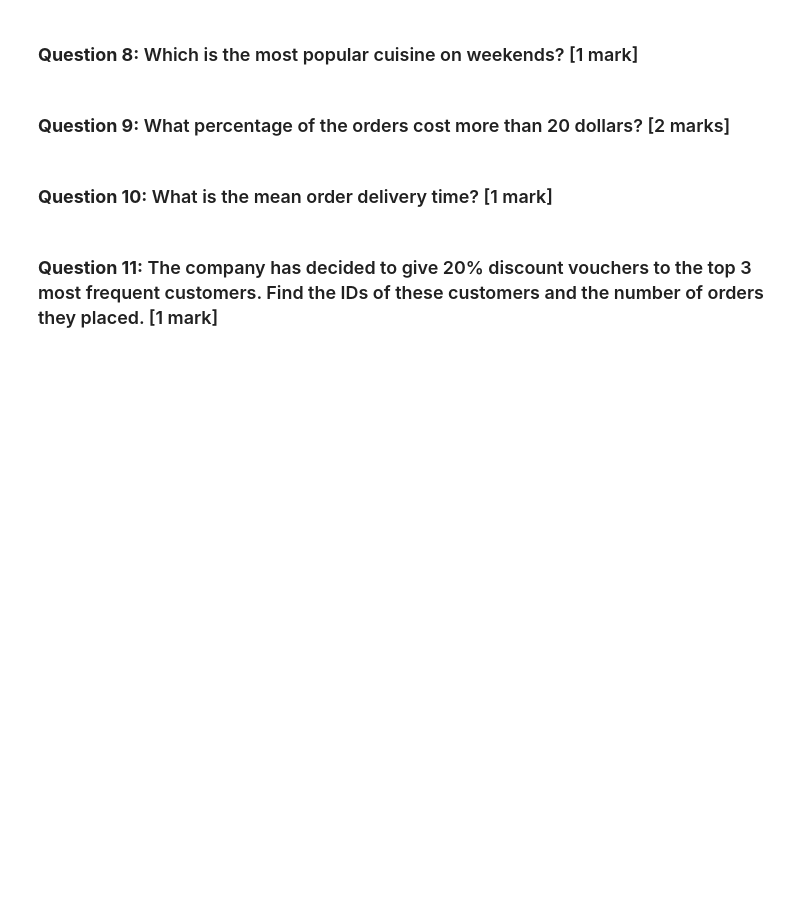
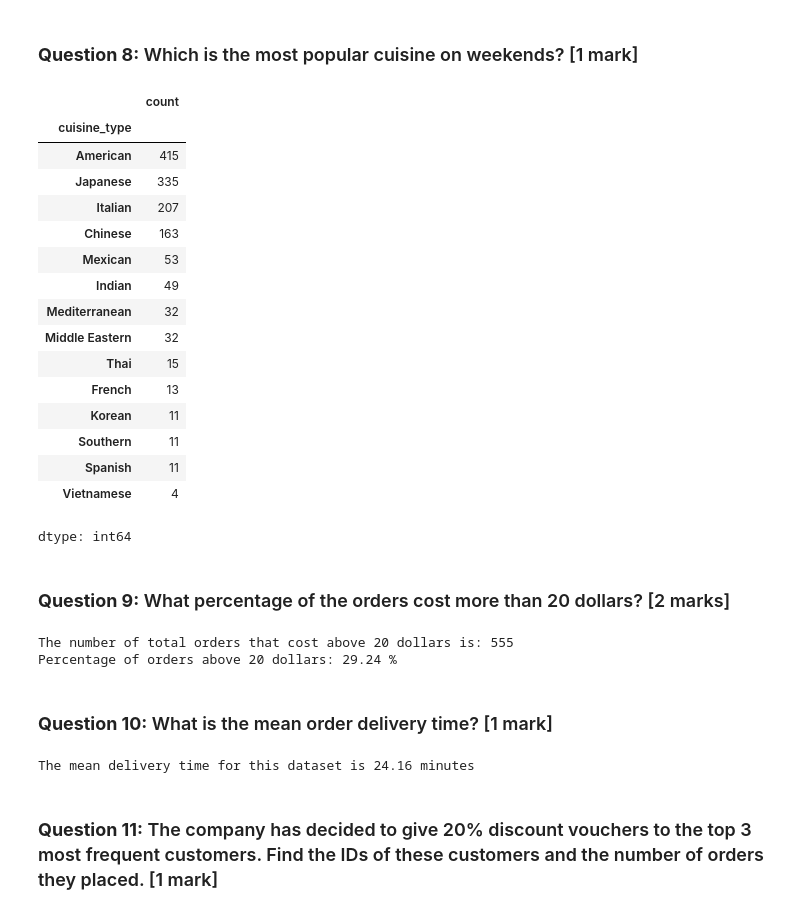
Before and after one commit to vivimtz888/python-statisticswk1, a Jupyter notebook: FDS_Project_LearnerNotebook_LowCode.ipynb, the cells around one changed output. Saved outputs shown, nothing was run; the diff lists cells and outputs as text; code cells hidden in the pictures; blank space fills up the shorter version.

```diff
--- a/FDS_Project_LearnerNotebook_LowCode.ipynb
+++ b/FDS_Project_LearnerNotebook_LowCode.ipynb
@@ -234,12 +252,30 @@ df['restaurant_name']._______ # Complete the code
 # %%
 # Get most popular cuisine on weekends
 df_weekend = df[df['day_of_the_week'] == 'Weekend']
-df_weekend['cuisine_type']._______  # Complete the code to check unique values for the cuisine type on weekend
+df_weekend['cuisine_type'].value_counts()  # Complete the code to check unique values for the cuisine type on weekend
+# %% [output]
+|  | count |
+| cuisine_type |  |
+| American | 415 |
+| Japanese | 335 |
+| Italian | 207 |
+| Chinese | 163 |
+| Mexican | 53 |
+| Indian | 49 |
+| Mediterranean | 32 |
+| Middle Eastern | 32 |
+| Thai | 15 |
+| French | 13 |
+| Korean | 11 |
+| Southern | 11 |
+| Spanish | 11 |
+| Vietnamese | 4 |
+dtype: int64
 # %% [markdown]
 ### **Question 9:** What percentage of the orders cost more than 20 dollars? [2 marks]
 # %%
 # Get orders that cost above 20 dollars
-df_greater_than_20 = df[df['_______']>20] # Write the appropriate column name to get the orders having cost above $20
+df_greater_than_20 = df[df['cost_of_the_order']>20] # Write the appropriate column name to get the orders having cost above $20
 
 # Calculate the number of total orders where the cost is above 20 dollars
 print('The number of total orders that cost above 20 dollars is:', df_greater_than_20.shape[0])
@@ -248,13 +284,18 @@ print('The number of total orders that cost above 20 dollars is:', df_greater_th
 percentage = (df_greater_than_20.shape[0] / df.shape[0]) * 100
 
 print("Percentage of orders above 20 dollars:", round(percentage, 2), '%')
+# %% [output]
+The number of total orders that cost above 20 dollars is: 555
+Percentage of orders above 20 dollars: 29.24 %
 # %% [markdown]
 ### **Question 10:** What is the mean order delivery time? [1 mark]
 # %%
 # Get the mean delivery time
-mean_del_time = df['delivery_time']._______  # Write the appropriate function to obtain the mean delivery time
+mean_del_time = df['delivery_time'].mean()  # Write the appropriate function to obtain the mean delivery time
 
 print('The mean delivery time for this dataset is', round(mean_del_time, 2), 'minutes')
+# %% [output]
+The mean delivery time for this dataset is 24.16 minutes
 # %% [markdown]
 ### **Question 11:** The company has decided to give 20% discount vouchers to the top 3 most frequent customers. Find the IDs of these customers and the number of orders they placed. [1 mark]
 # %%
```
Also changed, not shown: parts of 4 cells of this notebook.
